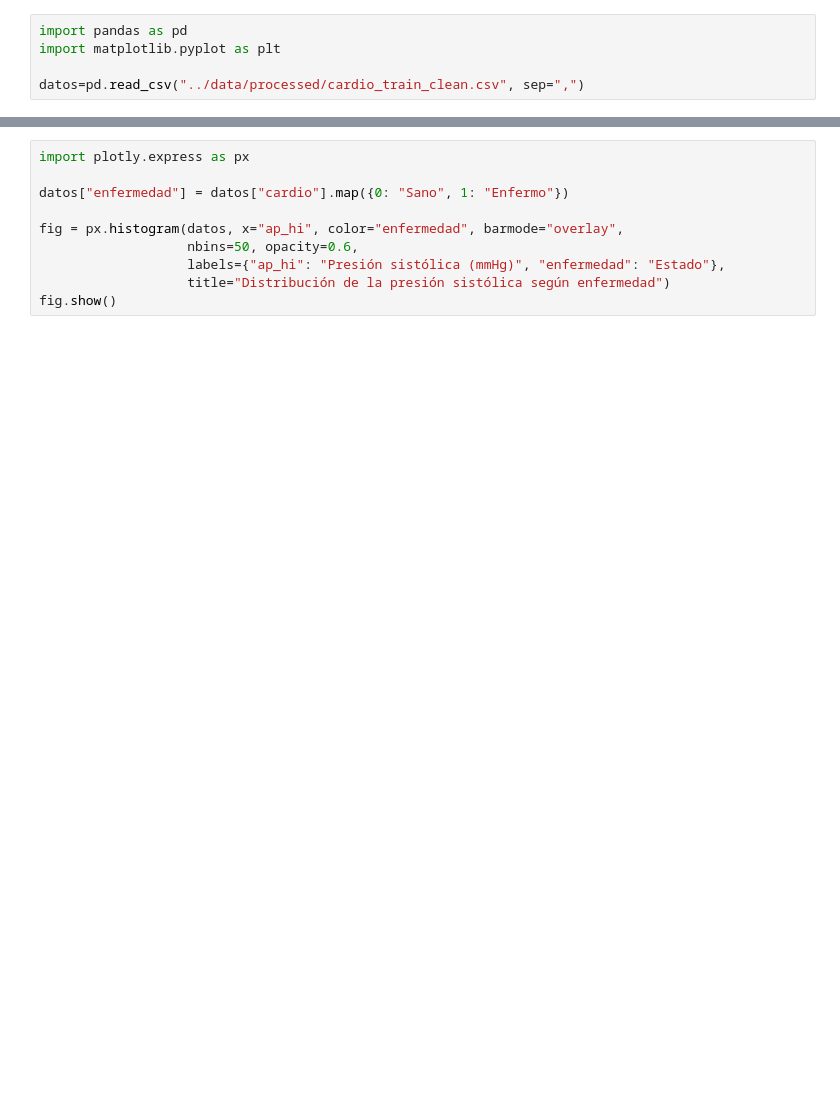
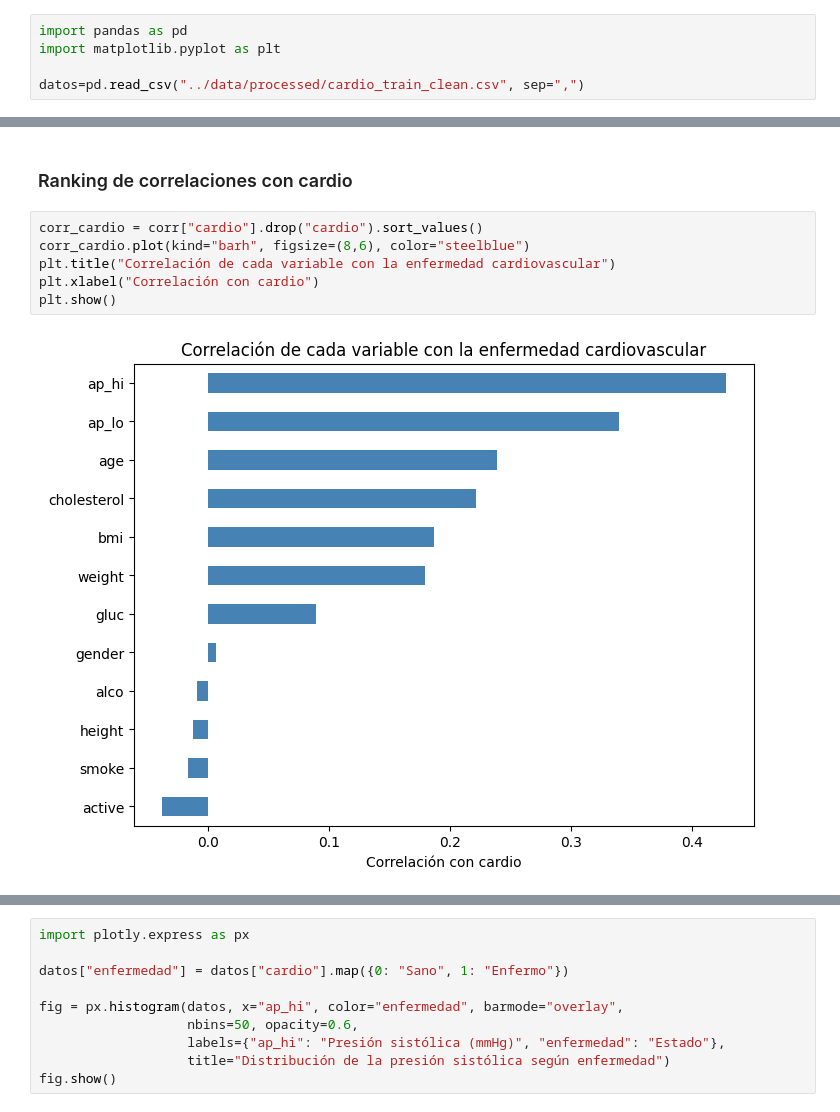
Before and after one commit to ruben-m-o6/BIGDATA_practica2, a Jupyter notebook: notebooks/analisis_dataset_cardiovascular.ipynb, the cells around one changed output, grey strips where cells are left out. Drawn from its saved outputs; the diff is of its cells as text; blank space fills up the shorter version.

```diff
--- a/notebooks/analisis_dataset_cardiovascular.ipynb
+++ b/notebooks/analisis_dataset_cardiovascular.ipynb
@@ -203,0 +184,10 @@ En el diagrama de cajas comparamos la distribución del IMC de los pacientes san
+# %% [markdown]
+### Ranking de correlaciones con cardio
+# %%
+corr_cardio = corr["cardio"].drop("cardio").sort_values()
+corr_cardio.plot(kind="barh", figsize=(8,6), color="steelblue")
+plt.title("Correlación de cada variable con la enfermedad cardiovascular")
+plt.xlabel("Correlación con cardio")
+plt.show()
+# %% [output]
+[figure, added]
```
Also changed, not shown: parts of 42 cells of this notebook, 2 other files.
